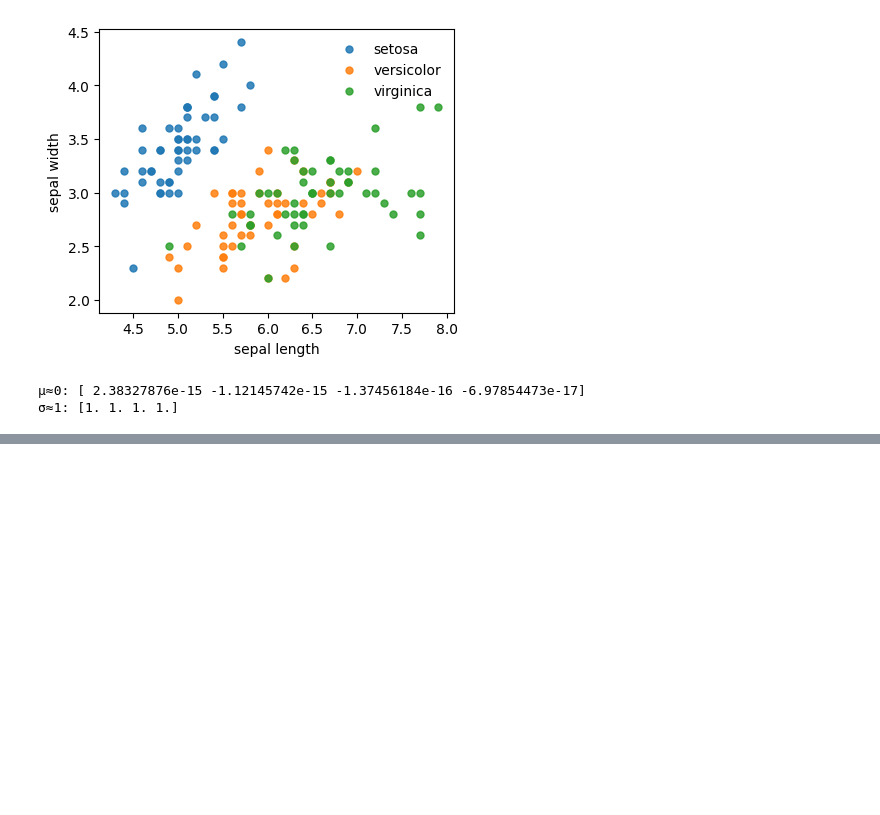
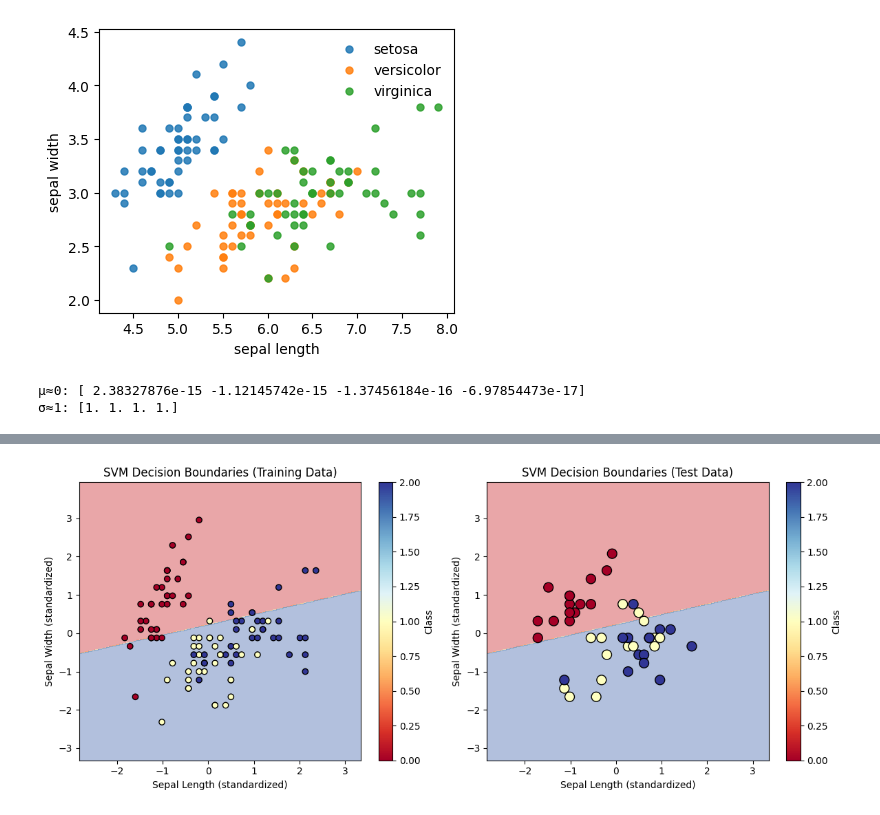
Before and after one commit to LukasKuhz/551git, a Jupyter notebook: A1.ipynb, the cells around one changed output, grey strips where cells are left out. Cells and saved outputs as stored; diff of their text form; code cells hidden in the pictures; blank space fills up the shorter version.

```diff
--- a/A1.ipynb
+++ b/A1.ipynb
@@ -111,0 +337,92 @@ print("σ≈1:", X_train_s.std(axis=0, ddof=0))
+# %%
+# Decision Boundary Plotting
+print("=" * 60)
+print("DECISION BOUNDARY ANALYSIS")
+print("=" * 60)
+
+# Train SVM with best parameters for decision boundary visualization
+svm_best = MulticlassSVM(learning_rate=best_params[0], lambda_param=best_params[1], n_iters=1000)
+svm_best.fit(X_train_s, y_train)
+
+# For visualization, we'll use the first two features (sepal length and sepal width)
+# since we can only plot 2D decision boundaries
+feature1, feature2 = 0, 1  # sepal length, sepal width
+
+# Create a mesh grid for decision boundary
+h = 0.02  # step size in the mesh
+x_min, x_max = X_train_s[:, feature1].min() - 1, X_train_s[:, feature1].max() + 1
+y_min, y_max = X_train_s[:, feature2].min() - 1, X_train_s[:, feature2].max() + 1
+xx, yy = np.meshgrid(np.arange(x_min, x_max, h),
+                     np.arange(y_min, y_max, h))
+
+# Create feature matrix for prediction (use only first two features)
+Z = svm_best.predict(np.c_[xx.ravel(), yy.ravel(),
+                           np.zeros(xx.ravel().shape), np.zeros(xx.ravel().shape)])
+Z = Z.reshape(xx.shape)
+
+# Plot decision boundaries and training points
+plt.figure(figsize=(12, 5))
+
+# Plot 1: Decision boundaries with training data
+plt.subplot(1, 2, 1)
+plt.contourf(xx, yy, Z, alpha=0.4, cmap=plt.cm.RdYlBu)
+scatter = plt.scatter(X_train_s[:, feature1], X_train_s[:, feature2], c=y_train,
+                     cmap=plt.cm.RdYlBu, edgecolors='black')
+plt.xlabel('Sepal Length (standardized)')
+plt.ylabel('Sepal Width (standardized)')
+plt.title('SVM Decision Boundaries (Training Data)')
+plt.colorbar(scatter, label='Class')
+
+# Plot 2: Decision boundaries with test data
+plt.subplot(1, 2, 2)
+plt.contourf(xx, yy, Z, alpha=0.4, cmap=plt.cm.RdYlBu)
+scatter = plt.scatter(X_test_s[:, feature1], X_test_s[:, feature2], c=y_test,
+                     cmap=plt.cm.RdYlBu, edgecolors='black', s=100)
+plt.xlabel('Sepal Length (standardized)')
+plt.ylabel('Sepal Width (standardized)')
+plt.title('SVM Decision Boundaries (Test Data)')
+plt.colorbar(scatter, label='Class')
+
+plt.tight_layout()
+plt.show()
+
+# Also plot decision boundaries using petal features (better separation)
+feature1, feature2 = 2, 3  # petal length, petal width
+
+# Create mesh grid for petal features
+x_min, x_max = X_train_s[:, feature1].min() - 1, X_train_s[:, feature1].max() + 1
+y_min, y_max = X_train_s[:, feature2].min() - 1, X_train_s[:, feature2].max() + 1
+xx, yy = np.meshgrid(np.arange(x_min, x_max, h),
+                     np.arange(y_min, y_max, h))
+
+# Create feature matrix for prediction (use only petal features)
+Z = svm_best.predict(np.c_[np.zeros(xx.ravel().shape), np.zeros(xx.ravel().shape),
+                           xx.ravel(), yy.ravel()])
+Z = Z.reshape(xx.shape)
+
+# Plot decision boundaries for petal features
+plt.figure(figsize=(12, 5))
+
+# Plot 1: Decision boundaries with training data
+plt.subplot(1, 2, 1)
+plt.contourf(xx, yy, Z, alpha=0.4, cmap=plt.cm.RdYlBu)
+scatter = plt.scatter(X_train_s[:, feature1], X_train_s[:, feature2], c=y_train,
+                     cmap=plt.cm.RdYlBu, edgecolors='black')
+plt.xlabel('Petal Length (standardized)')
+plt.ylabel('Petal Width (standardized)')
+plt.title('SVM Decision Boundaries - Petal Features (Training Data)')
+plt.colorbar(scatter, label='Class')
+
+# Plot 2: Decision boundaries with test data
+plt.subplot(1, 2, 2)
+plt.contourf(xx, yy, Z, alpha=0.4, cmap=plt.cm.RdYlBu)
+scatter = plt.scatter(X_test_s[:, feature1], X_test_s[:, feature2], c=y_test,
+                     cmap=plt.cm.RdYlBu, edgecolors='black', s=100)
+plt.xlabel('Petal Length (standardized)')
+plt.ylabel('Petal Width (standardized)')
+plt.title('SVM Decision Boundaries - Petal Features (Test Data)')
+plt.colorbar(scatter, label='Class')
+
+plt.tight_layout()
+plt.show()
+# %% [output]
@@ -111,0 +441 @@ print("σ≈1:", X_train_s.std(axis=0, ddof=0))
+[figure, added]
```
Also changed, not shown: parts of 8 cells of this notebook.
